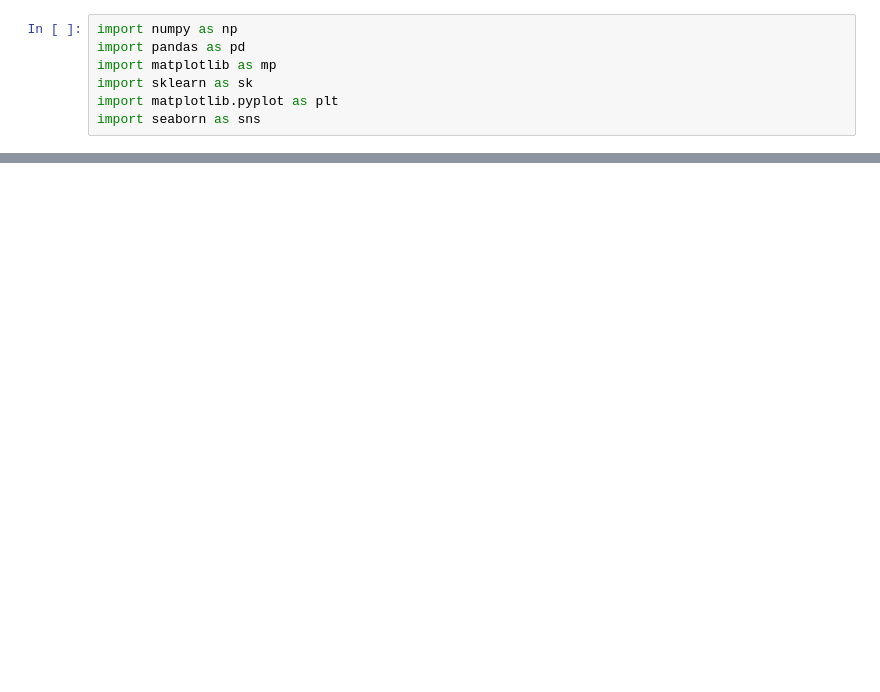
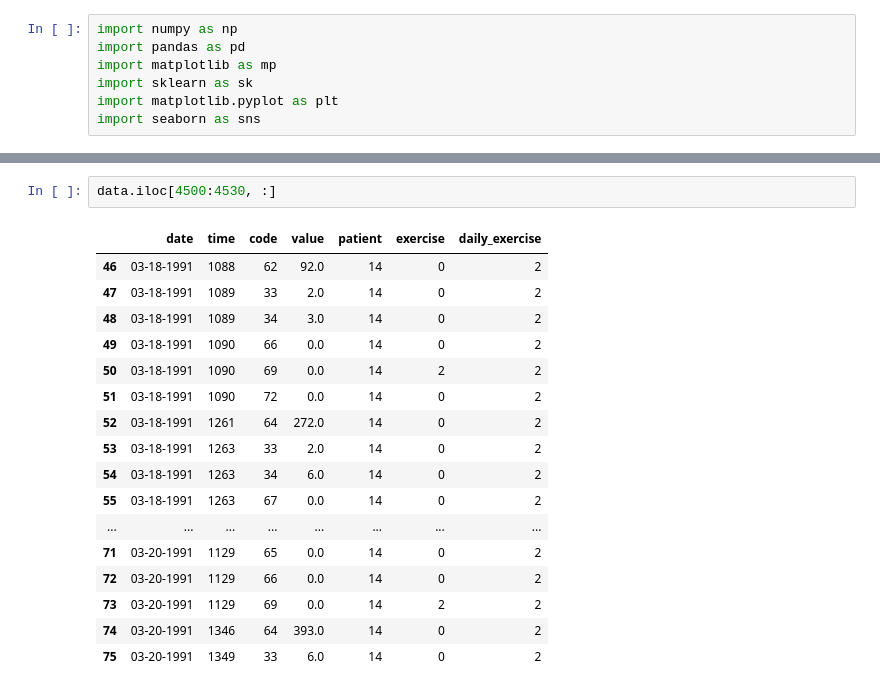
Before and after one commit to elisakaisa/blood_glucose_ML, a Jupyter notebook: project1.ipynb, the cells around one changed output, grey strips where cells are left out. Cells and saved outputs as stored; diff of their text form; blank space fills up the shorter version.

```diff
--- a/project1.ipynb
+++ b/project1.ipynb
@@ -86,0 +143,20 @@ data['value'].hist(bins=100)
+# %%
+data.iloc[4500:4530, :]
+# %% [output]
+|  | date | time | code | value | patient | exercise | daily_exercise |
+| 46 | 03-18-1991 | 1088 | 62 | 92.0 | 14 | 0 | 2 |
+| 47 | 03-18-1991 | 1089 | 33 | 2.0 | 14 | 0 | 2 |
+| 48 | 03-18-1991 | 1089 | 34 | 3.0 | 14 | 0 | 2 |
+| 49 | 03-18-1991 | 1090 | 66 | 0.0 | 14 | 0 | 2 |
+| 50 | 03-18-1991 | 1090 | 69 | 0.0 | 14 | 2 | 2 |
+| 51 | 03-18-1991 | 1090 | 72 | 0.0 | 14 | 0 | 2 |
+| 52 | 03-18-1991 | 1261 | 64 | 272.0 | 14 | 0 | 2 |
+| 53 | 03-18-1991 | 1263 | 33 | 2.0 | 14 | 0 | 2 |
+| 54 | 03-18-1991 | 1263 | 34 | 6.0 | 14 | 0 | 2 |
+| 55 | 03-18-1991 | 1263 | 67 | 0.0 | 14 | 0 | 2 |
+| ... | ... | ... | ... | ... | ... | ... | ... |
+| 71 | 03-20-1991 | 1129 | 65 | 0.0 | 14 | 0 | 2 |
+| 72 | 03-20-1991 | 1129 | 66 | 0.0 | 14 | 0 | 2 |
+| 73 | 03-20-1991 | 1129 | 69 | 0.0 | 14 | 2 | 2 |
+| 74 | 03-20-1991 | 1346 | 64 | 393.0 | 14 | 0 | 2 |
+| 75 | 03-20-1991 | 1349 | 33 | 6.0 | 14 | 0 | 2 |
```
Also changed, not shown: parts of 12 cells of this notebook.
